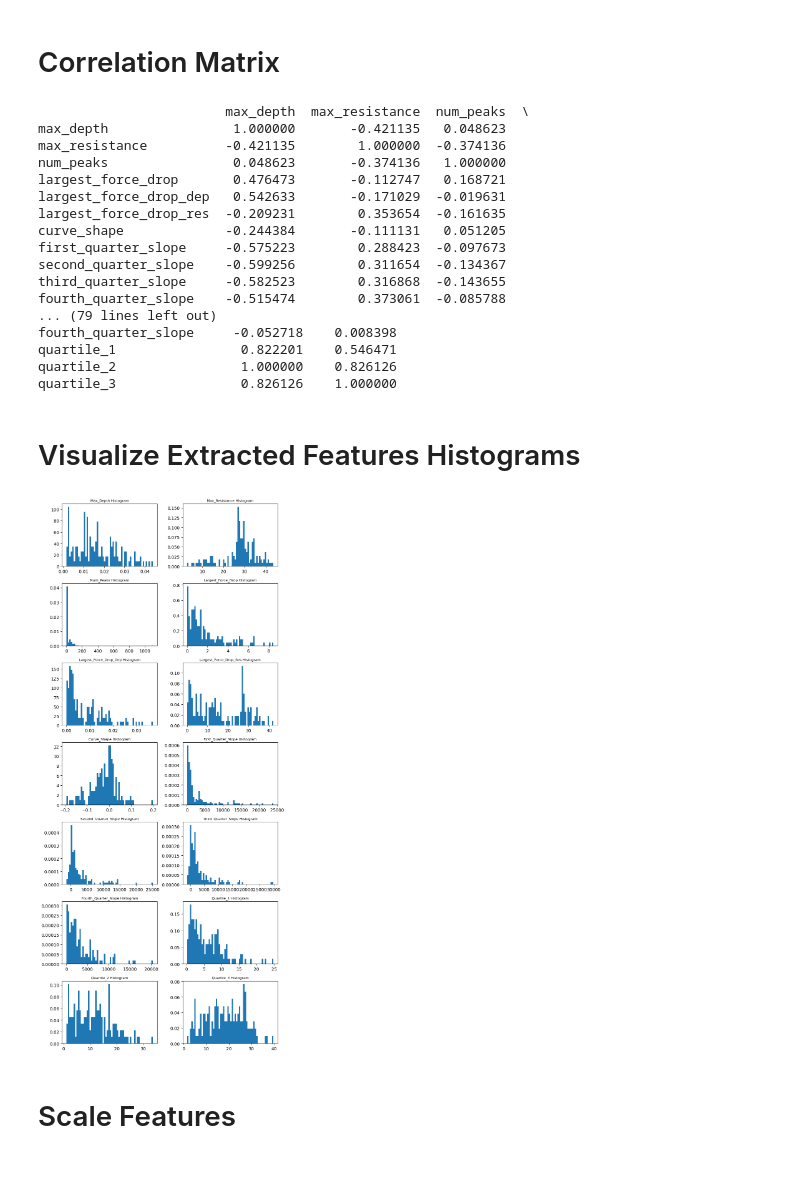
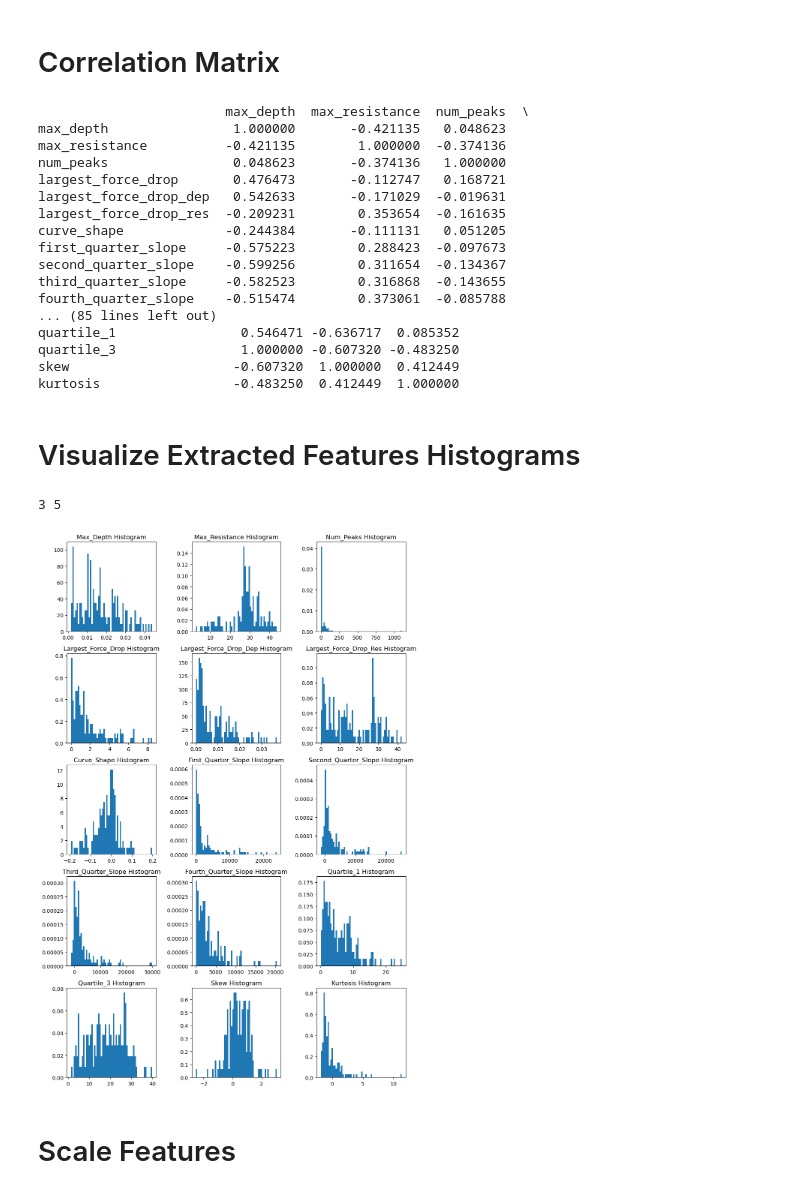
Before and after one commit to liamtbo/LASSIE, a Jupyter notebook: feature_extraction.ipynb, the cells around one changed output. Cells and saved outputs as stored; diff of their text form; code cells hidden in the pictures.

Commit message:
in marions_clustering, I reorganized the pseudo and actual plotting

```diff
--- a/feature_extraction.ipynb
+++ b/feature_extraction.ipynb
@@ -146,10 +146,10 @@ def extract_simple_features(df):
         "fourth_quarter_slope": (res.max() - res.loc[round(0.75 * len(res))]) / (dep.max() - dep.loc[round(0.75 * len(dep))]),
 
         "quartile_1": res.quantile(0.25),
-        "quartile_2": res.quantile(0.50),
+        # "quartile_2": res.quantile(0.50),
         "quartile_3": res.quantile(0.75),
-        # "skew": res.skew(), # measurs asymmetry of a distribution around it's mean
-        # "kurtosis": res.kurt(), # descirbes tailedness or peakedness of a distribution
+        "skew": res.skew(), # measurs asymmetry of a distribution around it's mean
+        "kurtosis": res.kurt(), # descirbes tailedness or peakedness of a distribution
         # "largest_force_drop_res_level": find_largest_force_drop(df, find_force_drop_subranges(df, 0.15))[1]
     })
 
@@ -199,33 +211,34 @@ first_quarter_slope     -0.575223        0.288423  -0.097673
 second_quarter_slope    -0.599256        0.311654  -0.134367
 third_quarter_slope     -0.582523        0.316868  -0.143655
 fourth_quarter_slope    -0.515474        0.373061  -0.085788
-... (79 lines left out)
-fourth_quarter_slope     -0.052718    0.008398
-quartile_1                0.822201    0.546471
-quartile_2                1.000000    0.826126
-quartile_3                0.826126    1.000000
+... (85 lines left out)
+quartile_1                0.546471 -0.636717  0.085352
+quartile_3                1.000000 -0.607320 -0.483250
+skew                     -0.607320  1.000000  0.412449
+kurtosis                 -0.483250  0.412449  1.000000
 # %% [markdown]
 # Visualize Extracted Features Histograms
 # %%
 import math
 
 def plot_feature_dist(representation_df):
     # for col in representation_df.columns:
     # x, y = plotting_feature_extraction.find_oriented_subplot_dims(len(representation_df.columns))
-    x, y = plotting_feature_extraction.find_oriented_subplot_dims(len(representation_df.columns))
-    fig, axs = plt.subplots(x,y,figsize=(8, 18))
+    x, y = plotting_feature_extraction.find_subplot_dims_orientation(len(representation_df.columns))
+    fig, axs = plt.subplots(x,y,figsize=(round(x*2), round(y*5)))
     # fig.suptitle('Feature Histograms')
     for i, ax in enumerate(axs.flatten()):
         if i > len(representation_df.columns)-1: break
         col = representation_df.columns[i]
         ax.hist(representation_df[col], bins=60, density=True)
-        ax.set_title(f"{col.title()} Histogram", fontsize=8)
+        ax.set_title(f"{col.title()} Histogram", fontsize=12)
     plt.tight_layout()
     plt.show()
 
 plot_feature_dist(representation_df)
 # %% [output]
+3 5
-[figure, old version]
+[figure, new version]
 # %% [markdown]
 # Scale Features
 # %%
```
Also changed, not shown: parts of 5 cells of this notebook, 6 other files.
